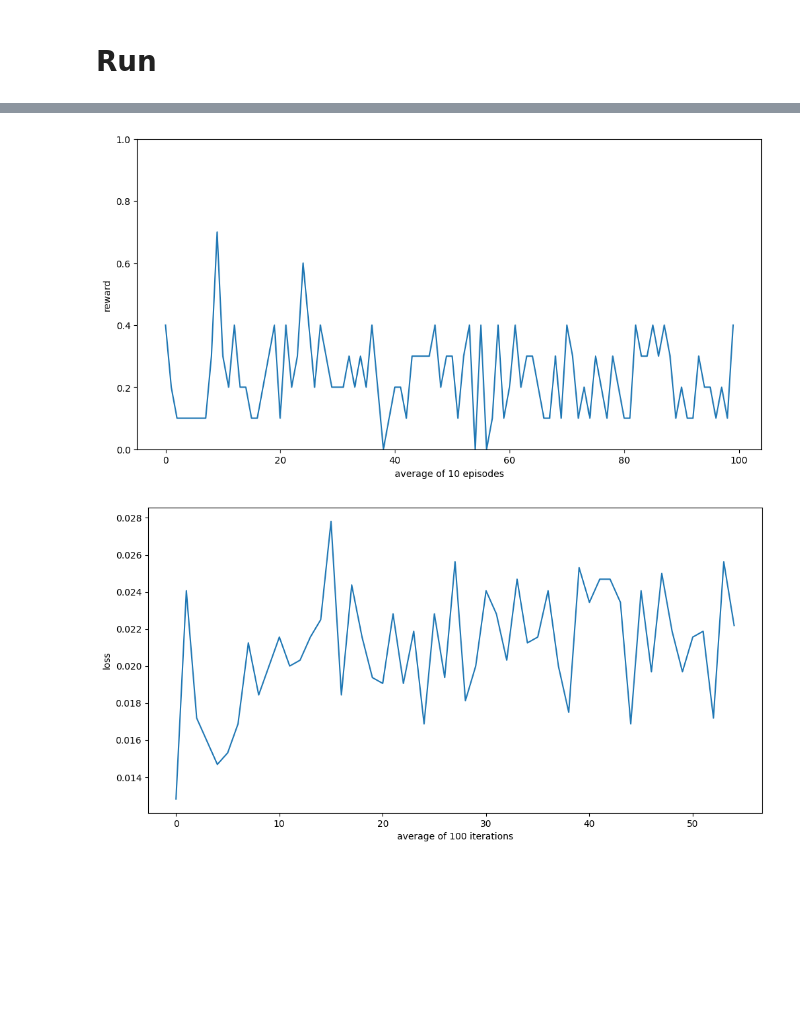
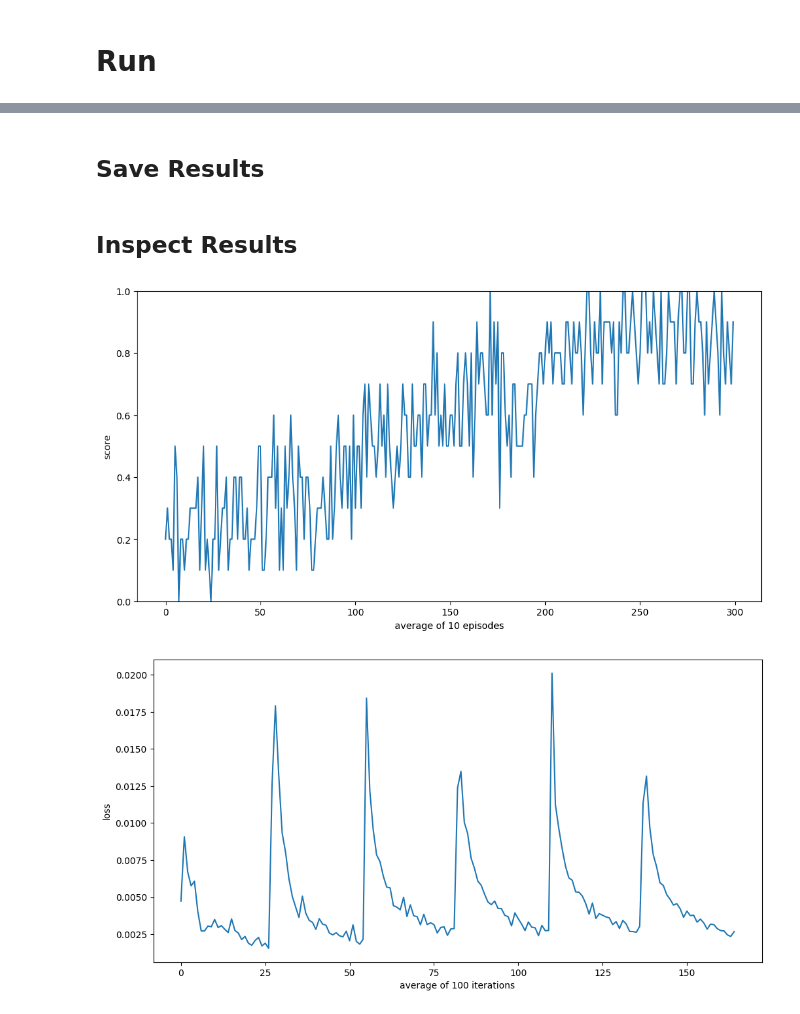
Before and after one commit to oyjuffer/DRL-A1, a Jupyter notebook: main.ipynb, the cells around one changed output, grey strips where cells are left out. Cells and saved outputs as stored; diff of their text form; code cells hidden in the pictures; blank space fills up the shorter version.

```diff
--- a/main.ipynb
+++ b/main.ipynb
@@ -118,23 +117,20 @@ num_actions = 3
 
 def DQN_Model():
     model = tf.keras.models.Sequential([
-        tf.keras.layers.Lambda(lambda x: x / 255.0, input_shape=input_shape),
-        tf.keras.layers.Conv2D(32, kernel_size = 8, strides = 4, padding="valid", activation='relu', input_shape=input_shape),
-        tf.keras.layers.Conv2D(64, kernel_size = 4, strides = 2, padding="valid", activation='relu'),
-        tf.keras.layers.Conv2D(64, kernel_size = 3, strides = 1, padding="valid", activation='relu'),
+        tf.keras.layers.Conv2D(32, kernel_size = 8, strides = 4, activation='relu', input_shape=input_shape),
+        tf.keras.layers.Conv2D(64, kernel_size = 4, strides = 2, activation='relu'),
+        tf.keras.layers.Conv2D(64, kernel_size = 3, strides = 1, activation='relu'),
         tf.keras.layers.Flatten(),
         tf.keras.layers.Dense(512, activation='relu'),
-        tf.keras.layers.Dense(256, activation='relu'),
-        tf.keras.layers.Dense(64, activation='relu'),
-        tf.keras.layers.Dense(num_actions, activation='relu')
+        tf.keras.layers.Dense(num_actions, activation="linear")
     ])
 
     return model
 # %% [markdown]
 ## Agent
 # %%
-optimizer = keras.optimizers.Adam(learning_rate=0.001)
-loss_fn = keras.losses.mean_squared_error
+optimizer = keras.optimizers.RMSprop(learning_rate=0.00025, clipnorm=1.0)
+loss_fn = keras.losses.mse
 
 class Agent():
     def __init__(self):
@@ -143,12 +139,11 @@ class Agent():
         self.target_net = DQN_Model()
 
         # hyperparameters
-        self.batch_size = 32
+        self.batch_size = 64
         self.epsilon = 1.0
         self.epsilon_end = 0.1
-        self.epsilon_decay = 0.01
+        self.epsilon_decay = 0.001
         self.gamma = 0.99
-        self.clip_norm = 1.0
 
     # select an action based on epsilon greedy method
     def action(self, state, evaluate):
@@ -167,23 +162,20 @@ class Agent():
 
         # sample from the experience replay buffer
         states, actions, rewards, states_next, terminals = replay_buffer.sample(self.batch_size)
-
-        target_q = rewards + (1 - terminals) * self.gamma * tf.reduce_max(self.target_net(states_next))
-        mask = tf.one_hot(actions, self.action_size)
+        mask = tf.one_hot(actions, self.action_size) # used to format train_q into (32, 1) just like target_Q
 
         # GradientTape is a more customizable version of .fit()
         with tf.GradientTape() as tape:
-            all_train_q = self.train_net(states)
-            train_q = tf.reduce_sum(all_train_q * mask)
+            train_q = self.train_net(states)
+            target_q = rewards + (1 - terminals) * self.gamma * tf.reduce_max(self.target_net(states_next), axis=1)
+            train_q = tf.reduce_sum(train_q * mask, axis=1)
             loss = tf.reduce_mean(loss_fn(target_q, train_q))
 
         gradients = tape.gradient(loss, self.train_net.trainable_variables)
-        # gradients, _ = tf.clip_by_global_norm(gradients, self.clip_norm)  # add gradient clipping
         optimizer.apply_gradients(zip(gradients, self.train_net.trainable_variables))
 
         return loss
 
-
     # update the target network
     def update_target_network(self):
         self.target_net.set_weights(self.train_net.get_weights())
@@ -196,10 +188,10 @@ def run_environment():
     replay_buffer = ReplayBuffer()
 
     # hyperparameters
-    episodes = 1000
+    episodes = 3000
     evaluate = False
     evaluate_point = 10
-    update_point = episodes // 10      # when to update the target model
+    update_point = 500
 
     # trackers
     reward_tracker = []
@@ -242,7 +234,7 @@ def run_environment():
 
         # stats
         reward_tracker.append(reward)
-        print("EPISODE: {} --- Rewards: {} --- Rolling Average Score: {} --- Evaluate: {}".format(episode, sum(reward_tracker), round(sum(reward_tracker[-100:])/100, 2), evaluate))
+        print("EPISODE: {} --- Rewards: {} - Rolling Average: {:.2f} - Evaluate: {}".format(episode,  sum(reward_tracker), round(sum(reward_tracker[-100:])/100, 2), evaluate))
 
     return np.array(reward_tracker), np.array(loss_tracker)
 # %% [markdown]
@@ -269,0 +262,2 @@ EPISODE: 999 --- Rewards: 235 --- Rolling Average Score: 0.19 --- Evaluate: True
+# %% [markdown]
+## Save Results
@@ -270,29 +269,31 @@ EPISODE: 999 --- Rewards: 235 --- Rolling Average Score: 0.19 --- Evaluate: True
+# %% [markdown]
+## Inspect Results
 # %%
 # average reward across 10 episodes
 num_episodes = 10
 num_samples = rewards.size
 num_batches = rewards.size // 10
 reward_reshaped = rewards[:num_batches*num_episodes].reshape(num_batches, num_episodes)
 average_reward = np.mean(reward_reshaped, axis=1)
 plt.figure(figsize=(12,6))
 plt.plot(average_reward)
 plt.xlabel(f"average of {num_episodes} episodes")
-plt.ylabel("reward")
+plt.ylabel("score")
 plt.ylim(0, 1)
 plt.show()
 
 
 # average loss across 100 iterations
 num_iterations = 100
 num_samples = loss.size
 num_batches = num_samples // num_iterations
 loss_episode_reshaped = loss[:num_batches*num_iterations].reshape(num_batches, num_iterations)
 average_loss = np.mean(loss_episode_reshaped, axis=1)
 plt.figure(figsize=(12,6))
 plt.plot(average_loss)
 plt.xlabel(f"average of {num_iterations} iterations")
 plt.ylabel("loss")
 plt.show()
 # %% [output]
-[figure, old version]
+[figure, new version]
-[figure, old version]
+[figure, new version]
```
Also changed, not shown: parts of 4 cells of this notebook, 4 other files.
